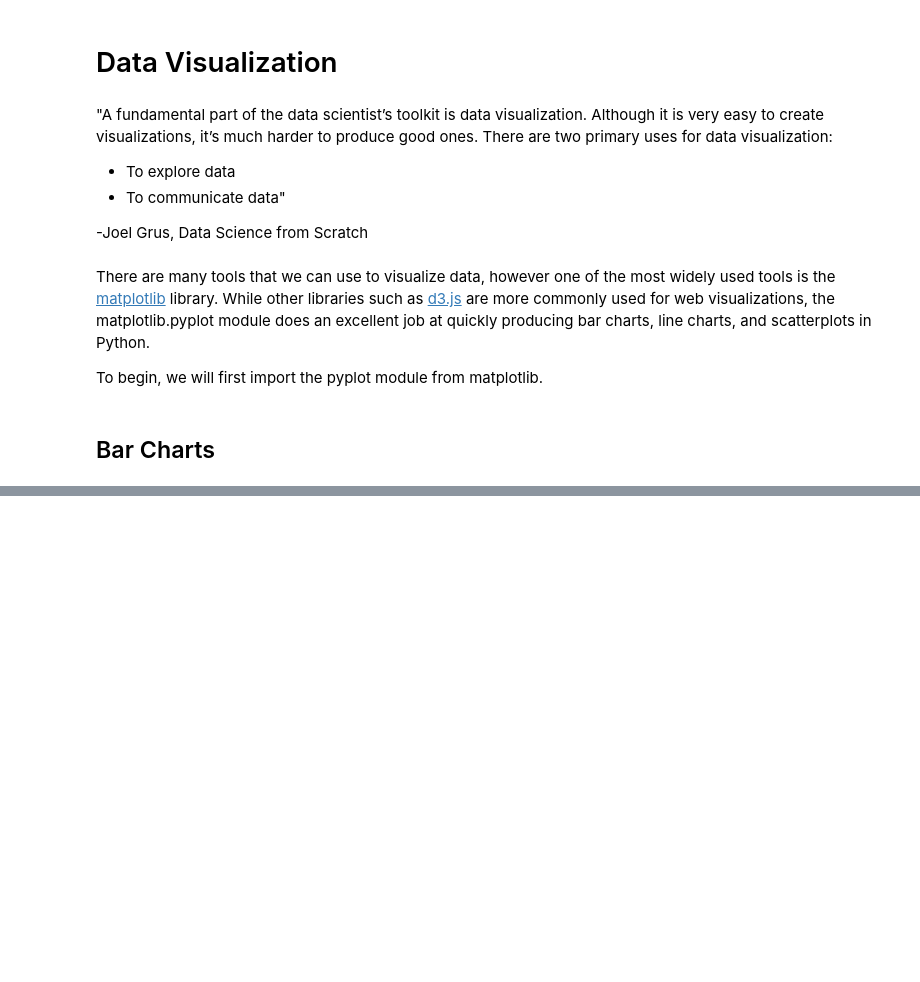
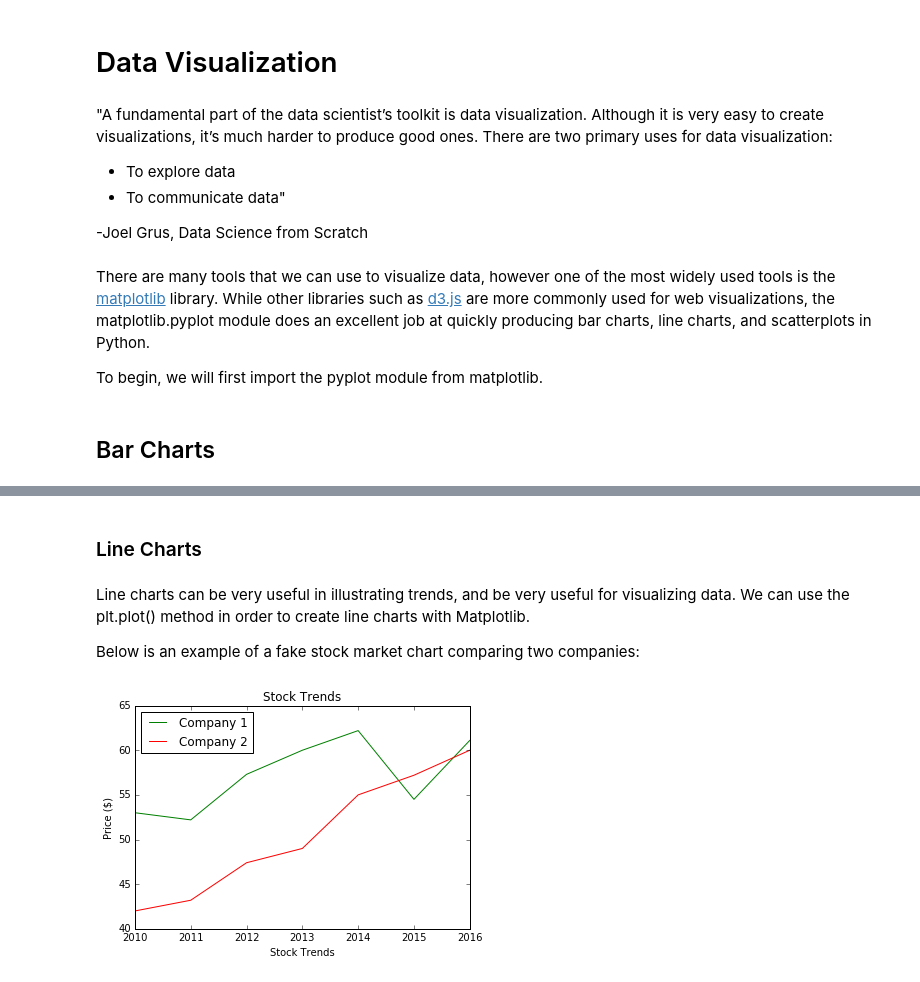
Before and after one commit to ADSA-UIUC/intro-to-pandas-and-matplotlib, a Jupyter notebook: intro-to-pandas-and-matplotlib.ipynb, the cells around one changed output, grey strips where cells are left out. Cells and saved outputs as stored; diff of their text form; code cells hidden in the pictures; blank space fills up the shorter version.

```diff
--- a/intro-to-pandas-and-matplotlib.ipynb
+++ b/intro-to-pandas-and-matplotlib.ipynb
@@ -316,0 +416,29 @@ plt.show()
+# %% [markdown]
+### Line Charts
+# %% [markdown]
+Line charts can be very useful in illustrating trends, and be very useful for visualizing data. We can use the plt.plot() method in order to create line charts with Matplotlib.
+
+Below is an example of a fake stock market chart comparing two companies:
+# %%
+# Fake company stock data
+company1 = [53.0, 52.2, 57.3, 60.0, 62.2, 54.5, 61.1]
+company2 = [42.0, 43.2, 47.4, 49.0, 55.0, 57.2, 60.0]
+years = [2010, 2011, 2012, 2013, 2014, 2015, 2016]
+
+# The xcoords are the same for both, so we can just grab them for company 1
+xcoords = [i for i in range(0, len(company1))]
+
+# plt.plot() takes in the xcoodinates, ycoordinates, and an optional color/label name
+plt.plot(xcoords, company1, 'g-', label='Company 1')
+plt.plot(xcoords, company2, 'r-', label='Company 2')
+
+plt.legend(loc=2) # This enables and determines the location of the graph's legend
+plt.xlabel("Stock Trends")
+plt.ylabel('Price ($)')
+plt.title("Stock Trends")
+
+plt.xticks([i for i in range(0, len(years))], years) # Adds the years as labels
+
+plt.show()
+# %% [output]
+[figure, added]
```
Also changed, not shown: parts of 20 cells of this notebook.
